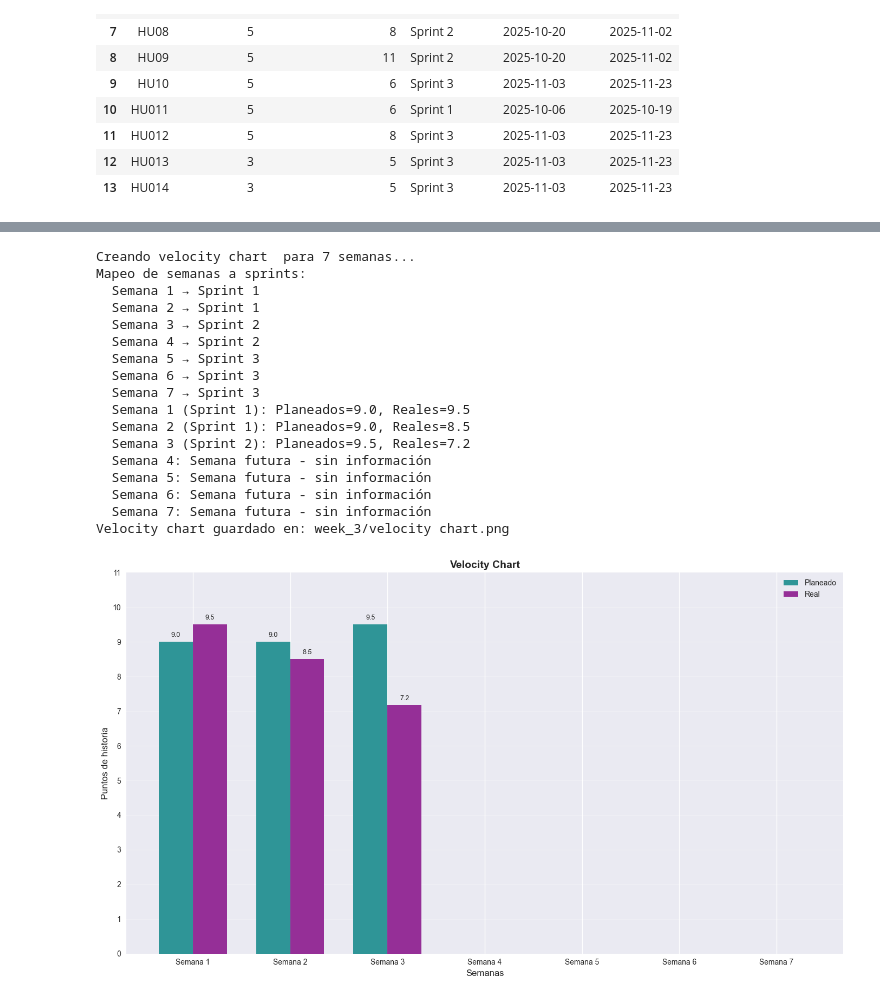
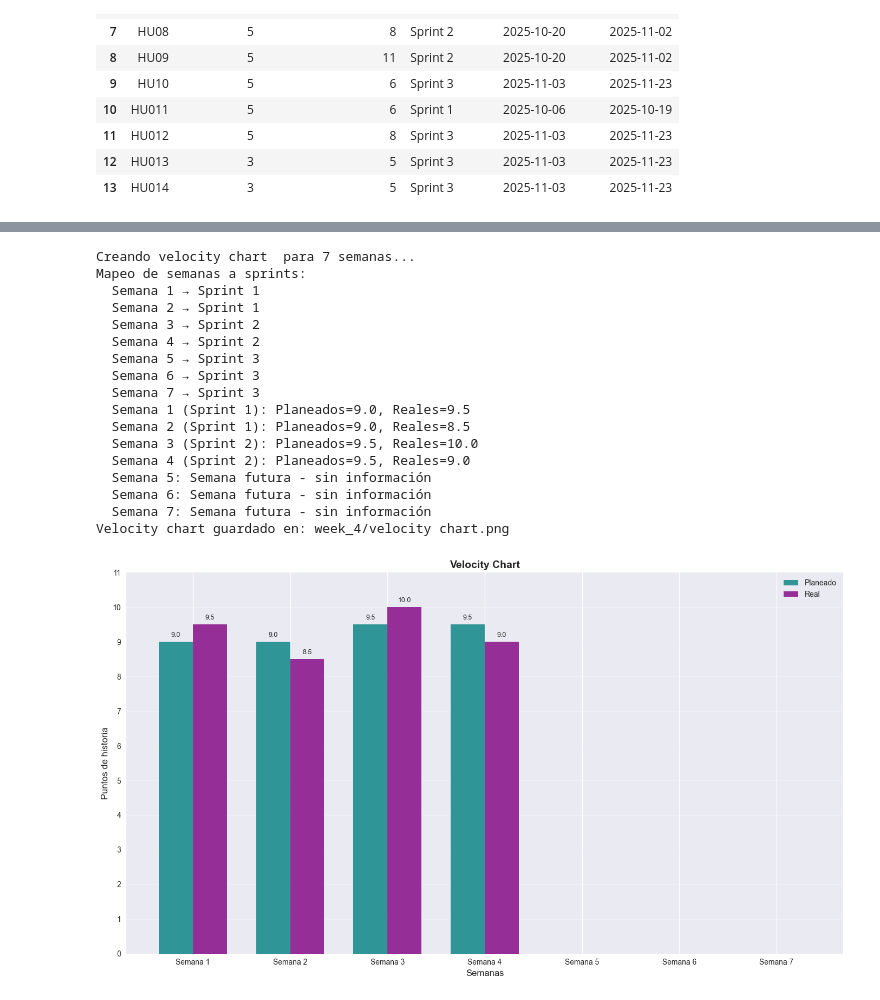
Before and after one commit to JohannPaezU/MISW4501-MediSupply, a Jupyter notebook: graphics/sprint_reports_analysis.ipynb, the cells around one changed output, grey strips where cells are left out. Saved outputs shown, nothing was run; the diff lists cells and outputs as text; code cells hidden in the pictures.

```diff
--- a/graphics/sprint_reports_analysis.ipynb
+++ b/graphics/sprint_reports_analysis.ipynb
@@ -20,7 +20,7 @@ plt.style.use('seaborn-v0_8')
 sns.set_palette("husl")
 
 # Parámetros de entrada (modificar según sea necesario)
-week = 3
+week = 4
 sprint_number = 2
 
 print(f"Análisis de la semana {week} y el sprint {sprint_number}")
@@ -411,20 +408,40 @@ def get_sprint_mapping():
 def calculate_week_story_points_corrected(week_data, story_points_data, current_sprint, week_num):
     """Calcula los story points planeados y reales para una semana específica dentro de un sprint"""
     sprint_hus = story_points_data[story_points_data['sprint'] == current_sprint]['HU'].tolist()
-    sprint_week_data = week_data[week_data['HU'].isin(sprint_hus)]
 
-    if sprint_week_data.empty:
+    if not sprint_hus:
+        return 0, 0
+
+    # IMPORTANTE: Usar SIEMPRE el archivo más reciente del sprint para calcular los puntos reales
+    # Esto asegura que el cálculo de puntos por subtarea sea consistente y que todas las tareas
+    # del sprint se cuenten correctamente, filtrando solo por fecha de completado
+    sprint_last_week = {
+        'Sprint 1': 2,  # Semana 2 es la última del Sprint 1
+        'Sprint 2': 4,  # Semana 4 es la última del Sprint 2
+        'Sprint 3': 7   # Semana 7 es la última del Sprint 3
+    }
+    latest_week_num = sprint_last_week.get(current_sprint, week_num)
+    latest_week_file = f'week_{latest_week_num}_reports_data.csv'
+
+    if not os.path.exists(latest_week_file):
+        return 0, 0
+
+    # Usar SIEMPRE el archivo más reciente del sprint
+    latest_week_data = pd.read_csv(latest_week_file)
+    latest_sprint_data = latest_week_data[latest_week_data['HU'].isin(sprint_hus)]
+
+    if latest_sprint_data.empty:
         return 0, 0
 
     # Merge con story points data
-    enhanced_week_data = pd.merge(sprint_week_data, story_points_data[['HU', 'sprint', 'sprint_start_date', 'sprint_end_date', 'story_points', 'business_value_points']], on='HU', how='left')
+    enhanced_sprint_data = pd.merge(latest_sprint_data, story_points_data[['HU', 'sprint', 'sprint_start_date', 'sprint_end_date', 'story_points', 'business_value_points']], on='HU', how='left')
 
-    # Contar subtareas por HU
-    subtasks_per_hu = sprint_week_data.groupby('HU').size().reset_index(name='total_subtasks')
-    enhanced_week_data = pd.merge(enhanced_week_data, subtasks_per_hu, on='HU', how='left')
+    # Contar todas las subtareas por HU desde el archivo más reciente del sprint
+    subtasks_per_hu = latest_sprint_data.groupby('HU').size().reset_index(name='total_subtasks')
+    enhanced_sprint_data = pd.merge(enhanced_sprint_data, subtasks_per_hu, on='HU', how='left')
 
     # Calcular story points por subtarea
-    enhanced_week_data['story_points_per_subtask'] = enhanced_week_data['story_points'] / enhanced_week_data['total_subtasks']
+    enhanced_sprint_data['story_points_per_subtask'] = enhanced_sprint_data['story_points'] / enhanced_sprint_data['total_subtasks']
 
     # Para puntos planeados: usar el total del sprint dividido por el número de semanas del sprint
     sprint_total_points = story_points_data[story_points_data['sprint'] == current_sprint]['story_points'].sum()
@@ -439,15 +456,14 @@ def calculate_week_story_points_corrected(week_data, story_points_data, current_
     weeks_in_sprint = sprint_duration.get(current_sprint, 2)
     planned_points_per_week = sprint_total_points / weeks_in_sprint
 
-    # Para puntos reales: contar solo las tareas completadas en esta semana específica
-    # Filtrar por fecha de completado si está disponible
-    if 'completion_date' in enhanced_week_data.columns:
+    # Para puntos reales: usar el archivo más reciente y filtrar por fecha de completado
+    if 'completion_date' in enhanced_sprint_data.columns:
         # Convertir fechas de completado
-        enhanced_week_data['completion_date_parsed'] = pd.to_datetime(enhanced_week_data['completion_date'], errors='coerce')
+        enhanced_sprint_data['completion_date_parsed'] = pd.to_datetime(enhanced_sprint_data['completion_date'], errors='coerce')
 
         # Calcular el rango de fechas para esta semana específica
-        sprint_start = pd.to_datetime(enhanced_week_data['sprint_start_date'].iloc[0])
-        sprint_end = pd.to_datetime(enhanced_week_data['sprint_end_date'].iloc[0])
+        sprint_start = pd.to_datetime(enhanced_sprint_data['sprint_start_date'].iloc[0])
+        sprint_end = pd.to_datetime(enhanced_sprint_data['sprint_end_date'].iloc[0])
 
         # Determinar qué semana del sprint es esta
         sprint_week_mapping = {
@@ -463,17 +479,21 @@ def calculate_week_story_points_corrected(week_data, story_points_data, current_
         week_start = sprint_start + timedelta(days=week_in_sprint * days_per_week)
         week_end = week_start + timedelta(days=days_per_week - 1)
 
-        # Filtrar tareas completadas en esta semana específica
-        completed_this_week = enhanced_week_data[
-            (enhanced_week_data['status'] == 'Done') &
-            (enhanced_week_data['completion_date_parsed'] >= week_start) &
-            (enhanced_week_data['completion_date_parsed'] <= week_end)
+        # Ajustar week_end si excede el fin del sprint
+        if week_end > sprint_end:
+            week_end = sprint_end
+
+        # Filtrar tareas completadas en esta semana específica usando el archivo más reciente
+        completed_this_week = enhanced_sprint_data[
+            (enhanced_sprint_data['status'] == 'Done') &
+            (enhanced_sprint_data['completion_date_parsed'] >= week_start) &
+            (enhanced_sprint_data['completion_date_parsed'] <= week_end)
         ]
 
         real_points = completed_this_week['story_points_per_subtask'].sum()
     else:
         # Si no hay fechas de completado, usar el método anterior
-        real_points = enhanced_week_data[enhanced_week_data['status'] == 'Done']['story_points_per_subtask'].sum()
+        real_points = enhanced_sprint_data[enhanced_sprint_data['status'] == 'Done']['story_points_per_subtask'].sum()
 
     return planned_points_per_week, real_points
 
@@ -605,36 +625,37 @@ def create_velocity_chart_corrected(current_week, story_points_data):
     save_path = save_velocity_chart(current_week)
     plt.show()
 
     # Mostrar resumen
     print_velocity_summary(max_weeks, current_week, planned_points, real_points)
 
     return {
         'weeks': weeks,
         'planned_points': planned_points,
+
         'real_points': real_points,
         'save_path': save_path
     }
 
 # Crear el velocity chart
 velocity_data_corrected = create_velocity_chart_corrected(week, story_points_data)
 # %% [output]
 Creando velocity chart  para 7 semanas...
 Mapeo de semanas a sprints:
   Semana 1 → Sprint 1
   Semana 2 → Sprint 1
   Semana 3 → Sprint 2
   Semana 4 → Sprint 2
   Semana 5 → Sprint 3
   Semana 6 → Sprint 3
   Semana 7 → Sprint 3
   Semana 1 (Sprint 1): Planeados=9.0, Reales=9.5
   Semana 2 (Sprint 1): Planeados=9.0, Reales=8.5
-  Semana 3 (Sprint 2): Planeados=9.5, Reales=7.2
-  Semana 4: Semana futura - sin información
+  Semana 3 (Sprint 2): Planeados=9.5, Reales=10.0
+  Semana 4 (Sprint 2): Planeados=9.5, Reales=9.0
   Semana 5: Semana futura - sin información
   Semana 6: Semana futura - sin información
   Semana 7: Semana futura - sin información
-Velocity chart guardado en: week_3/velocity chart.png
+Velocity chart guardado en: week_4/velocity chart.png
-[figure, old version]
+[figure, new version]
 Resumen del Velocity Chart:
 Semanas mostradas: 7
```
Also changed, not shown: parts of 9 cells of this notebook, 6 other files.
